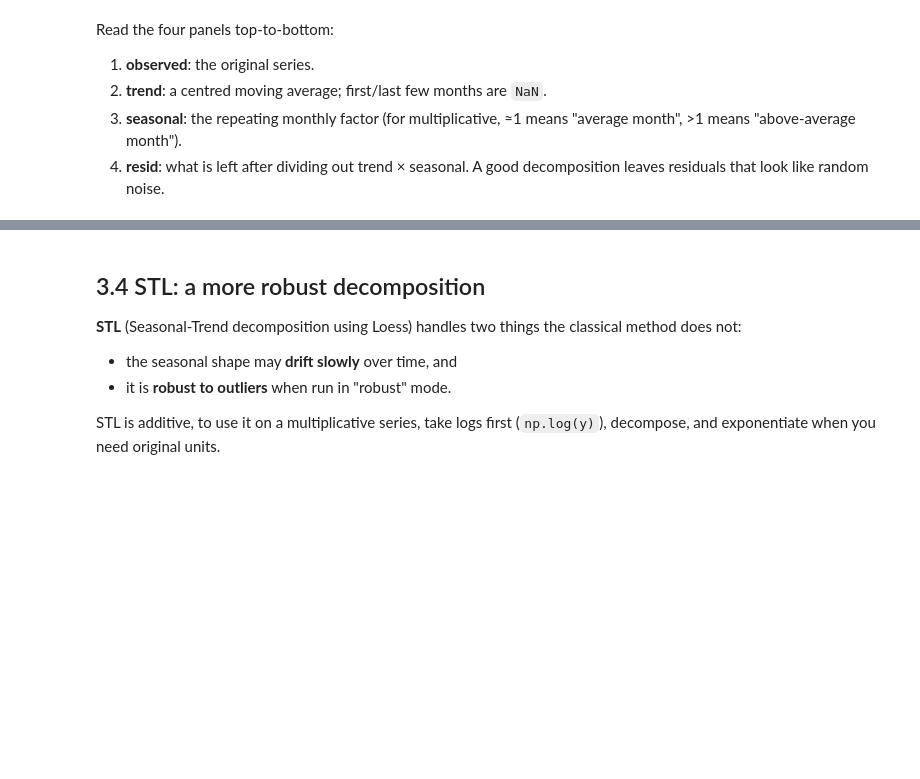
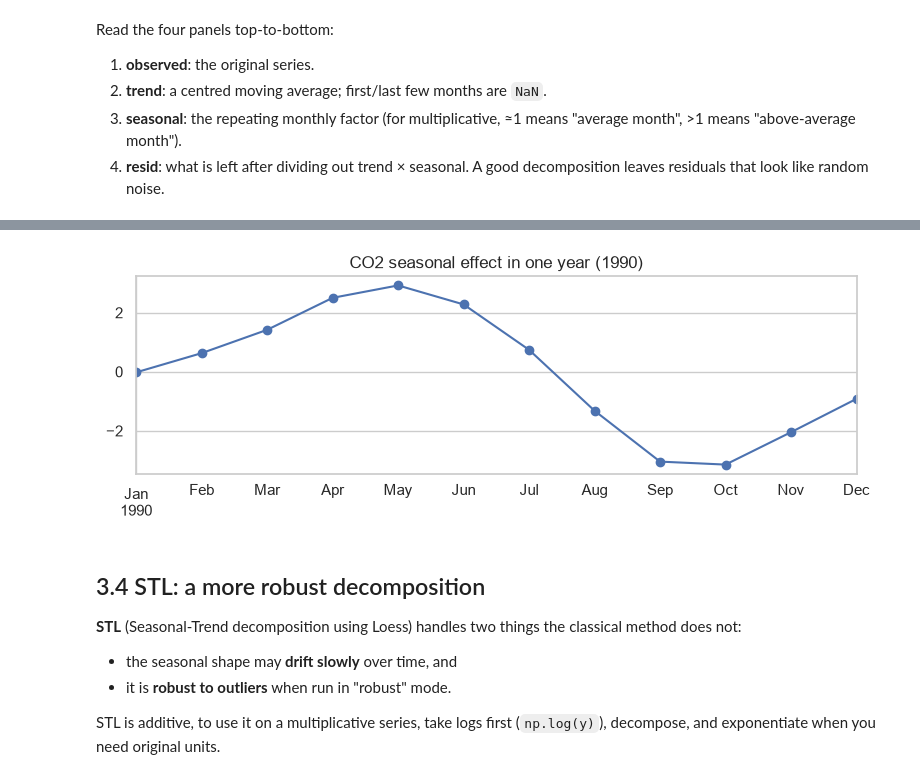
Before and after one commit to rouzbeh-enayatzadeh/ds-time-series-analysis, a Jupyter notebook: 03_decomposition_and_smoothing.ipynb, the cells around one changed output, grey strips where cells are left out. Cells and saved outputs as stored; diff of their text form; code cells hidden in the pictures; blank space fills up the shorter version.

```diff
--- a/03_decomposition_and_smoothing.ipynb
+++ b/03_decomposition_and_smoothing.ipynb
@@ -129,3 +141,11 @@ plt.show()
+# %%
+fig, ax = plt.subplots(figsize=(8, 3))
+co2_decomp.seasonal["1990"].plot(ax=ax, marker="o")
+ax.set_title("CO2 seasonal effect in one year (1990)")
+plt.tight_layout()
+plt.show()
+# %% [output]
+[figure, added]
 # %% [markdown]
 ## 3.4 STL: a more robust decomposition
 
```
Also changed, not shown: parts of 9 cells of this notebook.
